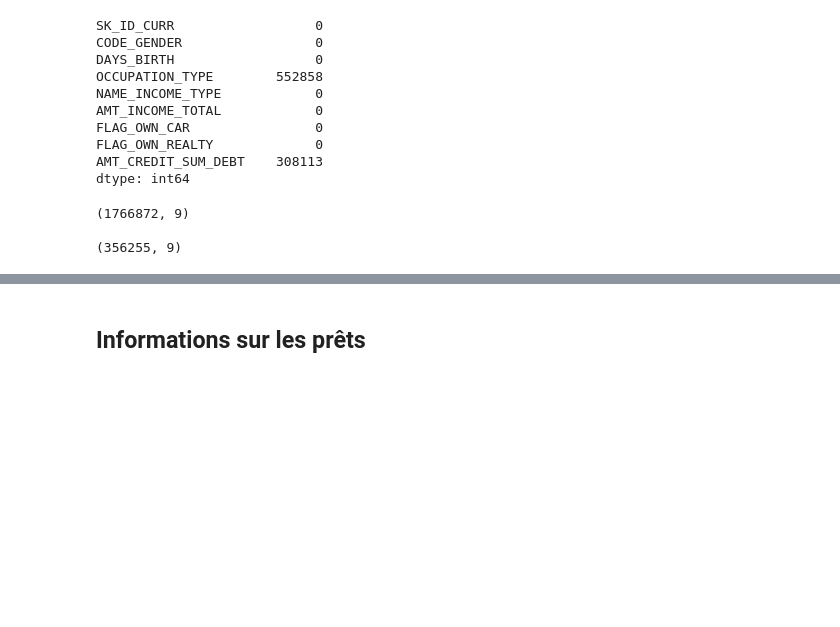
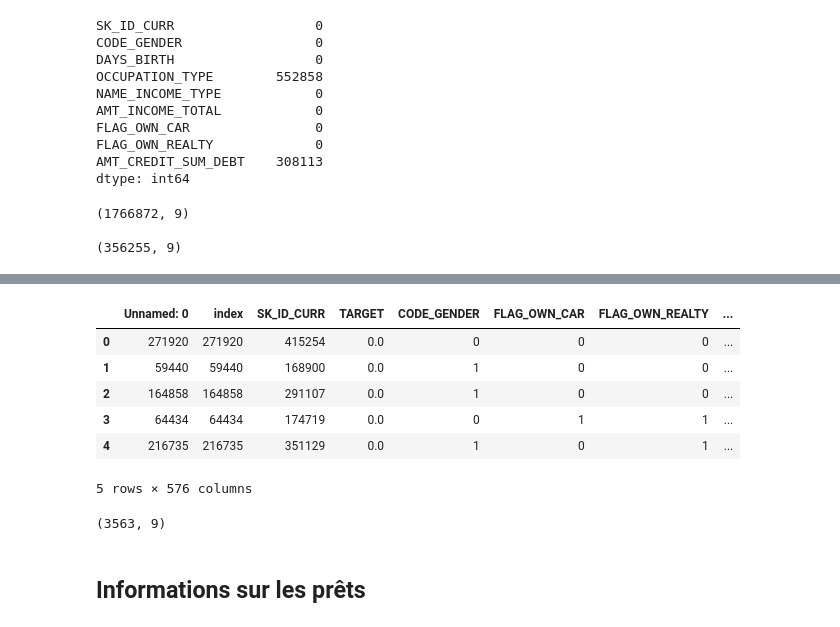
Before and after one commit to Palplatine/P7_OpenClassrooms, a Jupyter notebook: P7_03_infos_clients_prets.ipynb, the cells around one changed output, grey strips where cells are left out. Saved outputs shown, nothing was run; the diff lists cells and outputs as text; code cells hidden in the pictures; blank space fills up the shorter version.

```diff
--- a/P7_03_infos_clients_prets.ipynb
+++ b/P7_03_infos_clients_prets.ipynb
@@ -79,0 +86,10 @@ df_csv_clients = infos_clients.to_csv('infos_clients.csv')
+# %%
+df_sample.head()
+# %% [output]
+|  | Unnamed: 0 | index | SK_ID_CURR | TARGET | CODE_GENDER | FLAG_OWN_CAR | FLAG_OWN_REALTY | ... |
+| 0 | 271920 | 271920 | 415254 | 0.0 | 0 | 0 | 0 | ... |
+| 1 | 59440 | 59440 | 168900 | 0.0 | 1 | 0 | 0 | ... |
+| 2 | 164858 | 164858 | 291107 | 0.0 | 1 | 0 | 0 | ... |
+| 3 | 64434 | 64434 | 174719 | 0.0 | 0 | 1 | 1 | ... |
+| 4 | 216735 | 216735 | 351129 | 0.0 | 1 | 0 | 1 | ... |
+5 rows × 576 columns
@@ -79,0 +100,4 @@ df_csv_clients = infos_clients.to_csv('infos_clients.csv')
+# %%
+infos_clients.shape
+# %% [output]
+(3563, 9)
```
Also changed, not shown: parts of 19 cells of this notebook.
